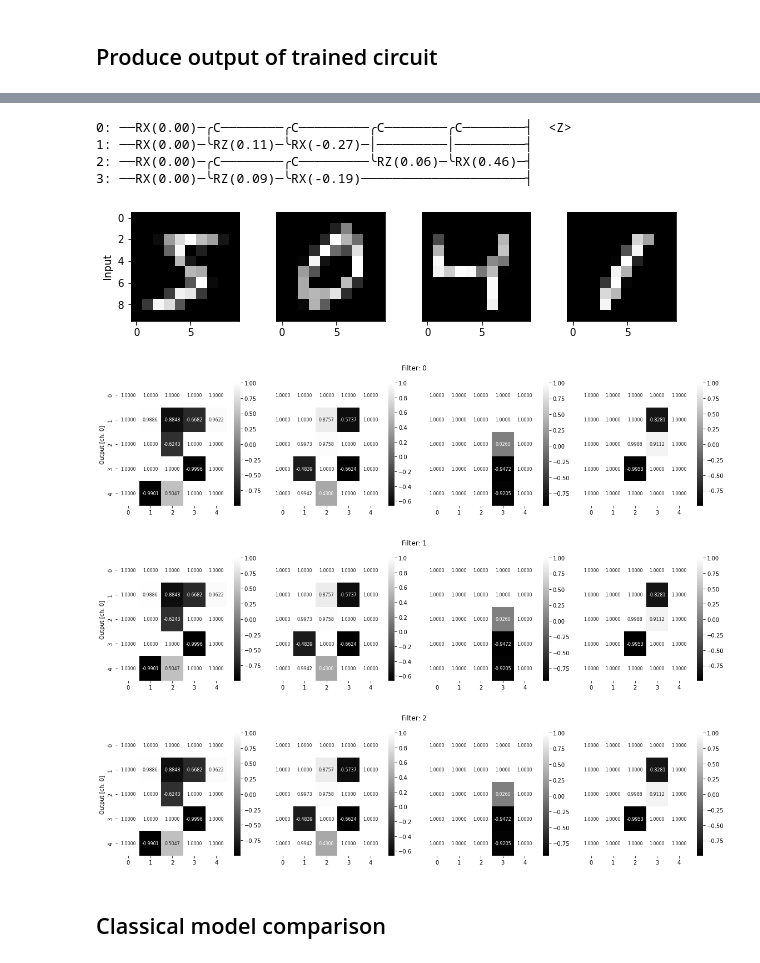
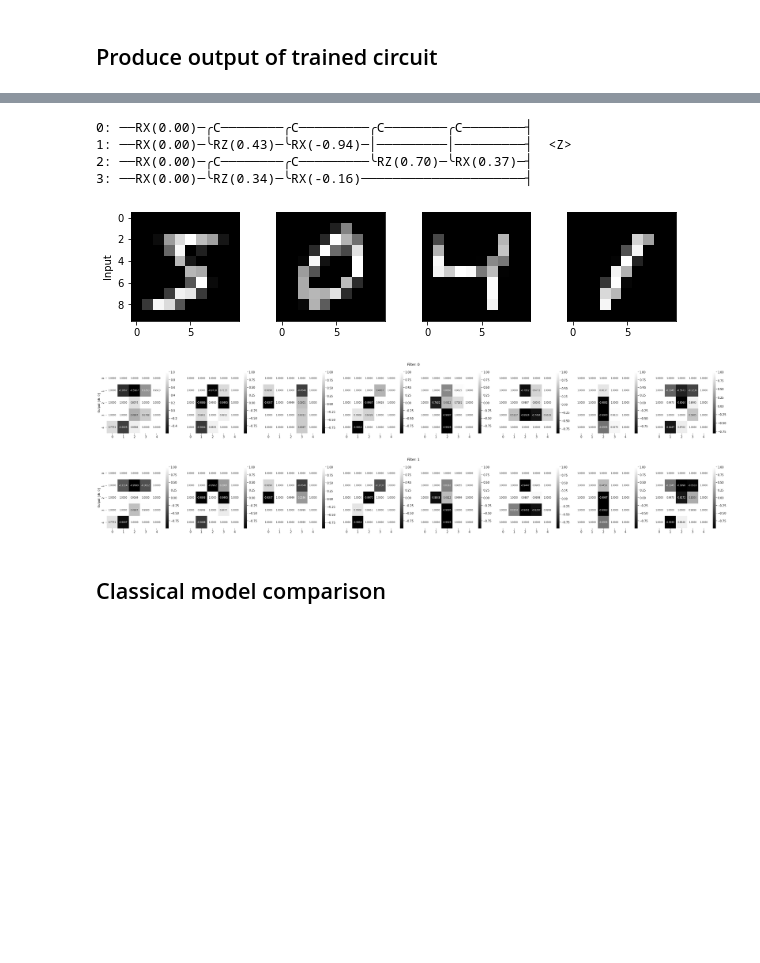
Before and after one commit to niklai99/qcnn4juno, a Jupyter notebook: mnist/tf_qcnn_depth.ipynb, the cells around one changed output, grey strips where cells are left out. Drawn from its saved outputs; the diff is of its cells as text; code cells hidden in the pictures; blank space fills up the shorter version.

Commit message:
added depth in trainable quanv

```diff
--- a/mnist/tf_qcnn_depth.ipynb
+++ b/mnist/tf_qcnn_depth.ipynb
@@ -271,7 +250,7 @@ import pickle
 
 
 # save model weights
-qcnn_model.save_weights('qcnn_weights_10x10_2x2_2x2_3_5.h5')
-with open('qcnn_history_10x10_2x2_2x2_3_5.pkl', 'wb') as f:
+qcnn_model.save_weights('qcnn_weights_10x10_2x2_2x2_2_5.h5')
+with open('qcnn_history_10x10_2x2_2x2_2_5.pkl', 'wb') as f:
     pickle.dump(qcnn_history, f)
 # %% [output]
@@ -282,9 +258,10 @@ INFO:tensorflow:Assets written to: ram://3a8875a4-2939-41ee-a490-5025118beac3/as
 # %%
 import h5py
-n_filters = 3               # depth of conv layer
-qcnn_weights = h5py.File('qcnn_weights_10x10_2x2_2x2_3_5.h5','r')["qconv1"]["qconv1"]["kenel:0"]
-n_weights = qcnn_weights.shape[1]//n_filters
-filters_param = [qcnn_weights[0, n_weights*i : n_weights*(i+1)] for i in range(n_filters) ]
+n_filters = 2               # depth of conv layer
+with h5py.File(f'qcnn_weights_10x10_2x2_2x2_{n_filters}_5.h5','r') as f:
+    qcnn_weights = f["qconv1"]["qconv1"]["kenel:0"]
+    n_weights = qcnn_weights.shape[1]//n_filters
+    filters_param = [qcnn_weights[0, n_weights*i : n_weights*(i+1)] for i in range(n_filters) ]
 # %%
 for i in range(n_filters):
     print(filters_param[i])
@@ -321,14 +298,14 @@ def circuit(phi_in, phi_var):
 
 
     # Measurement producing 4 classical output values
-    return [qml.expval(qml.PauliZ(i)) for i in range(n_layers)]
+    return [qml.expval(qml.PauliZ((i+1))) for i in range(n_layers)]
 
 print(qml.draw(circuit)(phi_in=[0,0,0,0], phi_var=filters_param[0]))
 # %% [output]
-0: ──RX(0.00)─╭C────────╭C─────────╭C────────╭C────────┤  <Z>
-1: ──RX(0.00)─╰RZ(0.11)─╰RX(-0.27)─│─────────│─────────┤
-2: ──RX(0.00)─╭C────────╭C─────────╰RZ(0.06)─╰RX(0.46)─┤
-3: ──RX(0.00)─╰RZ(0.09)─╰RX(-0.19)─────────────────────┤
+0: ──RX(0.00)─╭C────────╭C─────────╭C────────╭C────────┤
+1: ──RX(0.00)─╰RZ(0.43)─╰RX(-0.94)─│─────────│─────────┤  <Z>
+2: ──RX(0.00)─╭C────────╭C─────────╰RZ(0.70)─╰RX(0.37)─┤
+3: ──RX(0.00)─╰RZ(0.34)─╰RX(-0.16)─────────────────────┤
 # %%
 # quanvolution
 def quanv(image, image_size, stride, kernel_size, phi_var):
@@ -355,7 +332,7 @@ def quanv(image, image_size, stride, kernel_size, phi_var):
     return out
 # %%
 # produce n_samples output for each filter
-n_samples   = 4
+n_samples   = 8
 img_size    = 10
 stride      = 2
 filter_size = 2
@@ -382,23 +359,22 @@ import seaborn as sns
 # %%
 # print outputs
 n_channels = 1
 for i in range(n_filters):
-    fig, axes = plt.subplots(n_channels, n_samples, figsize=(16, 4))
+    fig, axes = plt.subplots(n_channels, n_samples, figsize=(32, 4))
     for k in range(n_samples):
         for c in range(n_channels):
             ax = axes[c, :] if n_channels > 1 else axes
             ax[0].set_ylabel("Output [ch. {}]".format(c))
             if k != 0:
                 ax[k].yaxis.set_visible(False)
             #ax[k].imshow(t_circ_out[i][k, :, :, c], cmap="gray")
             sns.heatmap(t_circ_out[i][k, :, :, c], cmap='gray', annot=t_circ_out[i][k, :, :, c], annot_kws={'fontsize': 8}, fmt='.4f', ax=ax[k])
     plt.suptitle(f'Filter: {i}')
     plt.tight_layout()
     plt.savefig(f'./images/t_quanv_1_out_{i}.png')
 # %% [output]
-[figure, old version]
+[figure, new version]
-[figure, old version]
+[figure, new version]
-[figure, removed]
 # %% [markdown]
 ## Classical model comparison
 # %%
```
Also changed, not shown: parts of 6 cells of this notebook.
